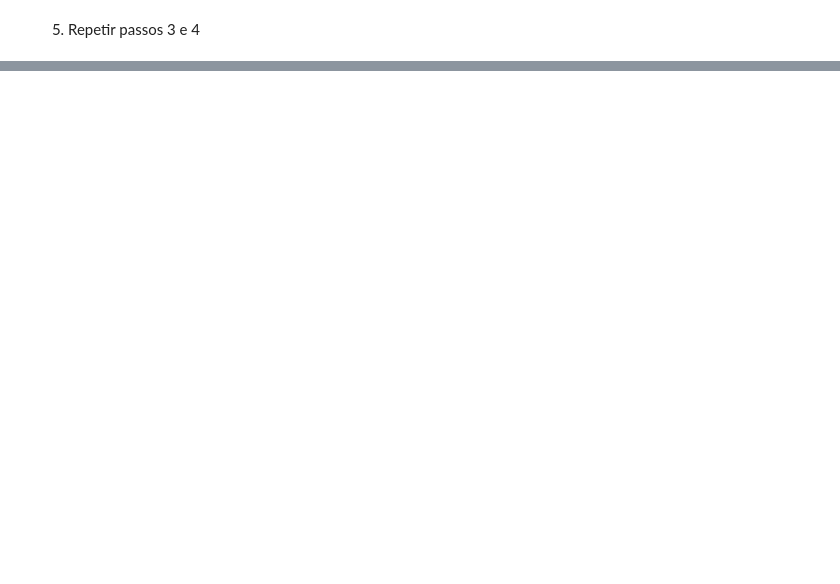
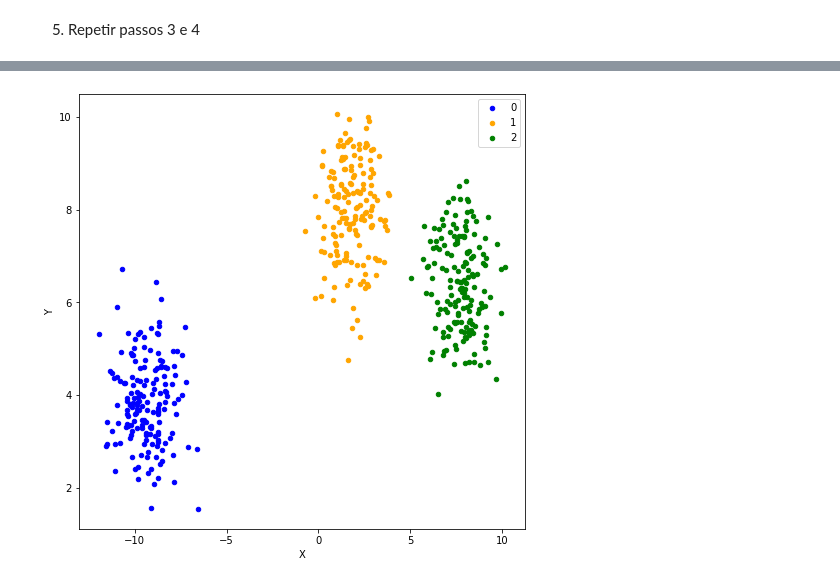
Before and after one commit to beatrizfrocha/clusters-tutorial, a Jupyter notebook: Clusters Tutorial.ipynb, the cells around one changed output, grey strips where cells are left out. Drawn from its saved outputs; the diff is of its cells as text; code cells hidden in the pictures; blank space fills up the shorter version.

```diff
--- a/Clusters Tutorial.ipynb
+++ b/Clusters Tutorial.ipynb
@@ -80,0 +126,12 @@ Pontos conectados por densidade - Diz-se que dois pontos **core** _p_ e _q_ est
+# %%
+sum_of_squared_distances = []
+k = range(1,10)
+for num_clusters in k:
+    kmeans = KMeans(n_clusters=num_clusters)
+    kmeans.fit(X)
+    sum_of_squared_distances.append(kmeans.inertia_)
+fig, ax = plt.subplots(figsize=(8,8))
+plt.plot(k, sum_of_squared_distances)
+plt.xlabel("k")
+plt.ylabel("Soma dos quadrados das distâncias")
+plt.show()
@@ -80,0 +140,7 @@ Pontos conectados por densidade - Diz-se que dois pontos **core** _p_ e _q_ est
+# %%
+kmeans = KMeans(n_clusters=3, random_state=10).fit(X)
+clusters = kmeans.labels_
+# %%
+show_clusters(X, clusters)
+# %% [output]
+[figure, added]
```
Also changed, not shown: parts of 13 cells of this notebook.
